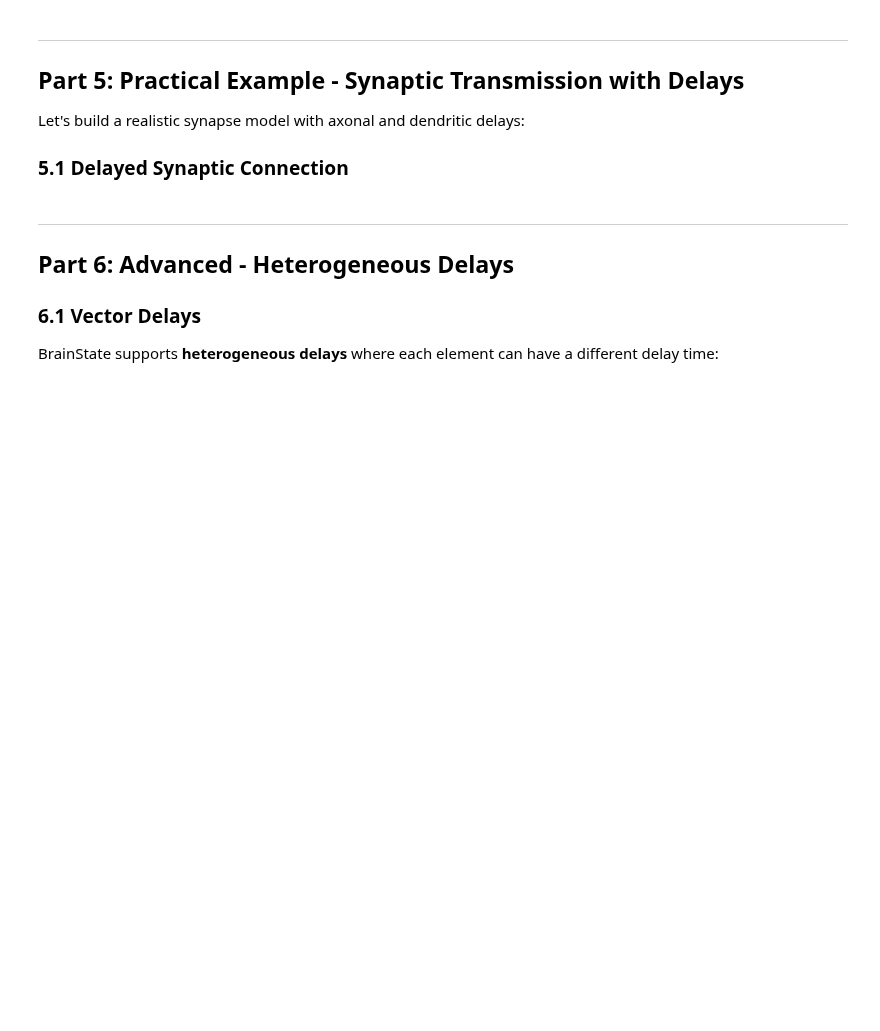
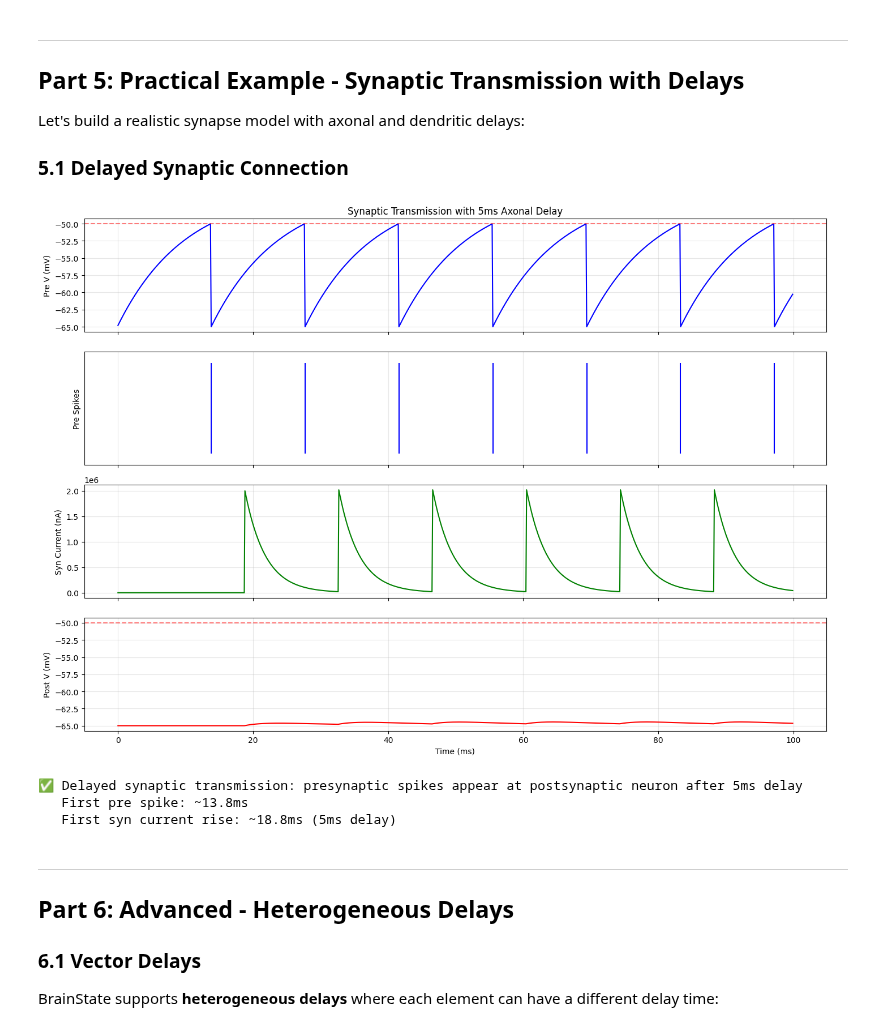
Before and after one commit to chaobrain/brainstate, a Jupyter notebook: docs/tutorials/neural_networks/06_delay_basics.ipynb, the cells around one changed output. Saved outputs shown, nothing was run; the diff lists cells and outputs as text; code cells hidden in the pictures; blank space fills up the shorter version.

```diff
--- a/docs/tutorials/neural_networks/06_delay_basics.ipynb
+++ b/docs/tutorials/neural_networks/06_delay_basics.ipynb
@@ -540,12 +596,12 @@ print("✅ StateWithDelay automatically tracks module states for delayed feedbac
 
 You can also create `StateWithDelay` explicitly (advanced usage):
 # %%
-class SimpleNeuron(bst.nn.Dynamics):
+class SimpleNeuron(brainstate.nn.Dynamics):
     """Simple neuron for demonstration."""
 
     def __init__(self, size):
         super().__init__(in_size=size)
-        self.V = bst.State(jnp.zeros(size))
+        self.V = brainstate.State(jnp.zeros(size))
 
     def update(self, x):
         self.V.value = self.V.value * 0.9 + x
@@ -556,7 +612,7 @@ neuron = SimpleNeuron(size=3)
 neuron.init_state()
 
 # Manually create StateWithDelay for neuron.V
-state_delay = bst.nn.StateWithDelay(
+state_delay = brainstate.nn.StateWithDelay(
     target=neuron,          # The module owning the state
     item='V',               # Name of the state attribute
     delay_method='rotation'
@@ -571,7 +627,7 @@ state_delay.init_state()
 # Simulate
 print("Manual StateWithDelay creation:\n")
 for i in range(100):
-    bst.environ.set(i=i)
+    brainstate.environ.set(i=i)
 
     # Update neuron
     neuron.update(jnp.array([1.0, 2.0, 3.0]) * (i / 10.0))
@@ -594,7 +660,7 @@ Let's build a realistic synapse model with axonal and dendritic delays:
 
 ### 5.1 Delayed Synaptic Connection
 # %%
-class SimpleLIF(bst.nn.Dynamics):
+class SimpleLIF(brainstate.nn.Dynamics):
     """Simple LIF neuron."""
 
     def __init__(self, size, tau=10.0 * u.ms, V_rest=-65.0 * u.mV,
@@ -607,23 +673,23 @@ class SimpleLIF(bst.nn.Dynamics):
         self.V_reset = V_reset
         self.R = R
 
-        self.V = bst.State(jnp.ones(size) * V_rest)
-        self.spike = bst.State(jnp.zeros(size, dtype=bool))
+        self.V = brainstate.State(jnp.ones(size) * V_rest)
+        self.spike = brainstate.State(jnp.zeros(size, dtype=bool))
 
     def update(self, I):
-        dt = bst.environ.get_dt()
+        dt = brainstate.environ.get_dt()
         alpha = jnp.exp(-dt / self.tau)
 
         V_inf = self.V_rest + I * self.R
         self.V.value = self.V.value * alpha + V_inf * (1 - alpha)
 
         self.spike.value = self.V.value >= self.V_th
-        self.V.value = jnp.where(self.spike.value, self.V_reset, self.V.value)
+        self.V.value = u.math.where(self.spike.value, self.V_reset, self.V.value)
 
         return self.spike.value
 
 
-class DelayedSynapse(bst.nn.Dynamics):
+class DelayedSynapse(brainstate.nn.Dynamics):
     """Synapse with conduction delay."""
 
     def __init__(self, pre_size, post_size, weight_matrix,
@@ -634,10 +700,10 @@ class DelayedSynapse(bst.nn.Dynamics):
         self.tau_syn = tau_syn
 
         # Synaptic current state
-        self.I_syn = bst.State(jnp.zeros(post_size))
+        self.I_syn = brainstate.State(jnp.zeros(post_size) * u.mA)
 
         # Create delay buffer for presynaptic spikes
-        self.spike_delay = bst.nn.Delay(
+        self.spike_delay = brainstate.nn.Delay(
             target_info=jnp.zeros(pre_size, dtype=bool),
             time=axonal_delay * 2,
             init=False
@@ -655,7 +721,7 @@ class DelayedSynapse(bst.nn.Dynamics):
         I_input = self.weight @ delayed_spike.astype(jnp.float32)
 
         # Synaptic current decay
-        dt = bst.environ.get_dt()
+        dt = brainstate.environ.get_dt()
         alpha = jnp.exp(-dt / self.tau_syn)
         self.I_syn.value = self.I_syn.value * alpha + I_input
 
@@ -667,7 +733,7 @@ pre_neuron = SimpleLIF(size=1)
 post_neuron = SimpleLIF(size=1)
 
 # Synaptic weight
-weight = jnp.array([[2.0]])  # Strong connection
+weight = jnp.array([[2.0]]) * u.mA  # Strong connection
 
 synapse = DelayedSynapse(
     pre_size=1,
@@ -684,7 +750,7 @@ synapse.spike_delay.init_state()
 
 # Simulate
 duration = 100.0 * u.ms
-num_steps = int(duration / bst.environ.get_dt())
+num_steps = int(duration / brainstate.environ.get_dt())
 
 times = []
 pre_voltages = []
@@ -694,11 +760,11 @@ pre_spikes = []
 post_spikes = []
 
 for i in range(num_steps):
-    t = i * bst.environ.get_dt()
-    bst.environ.set(i=i, t=t)
+    t = i * brainstate.environ.get_dt()
+    brainstate.environ.set(i=i, t=t)
 
     # Strong input to presynaptic neuron
-    I_pre = 2.0 * u.nA * jnp.ones(1)
+    I_pre = 20. * u.mA * jnp.ones(1)
 
     # Update presynaptic neuron
     pre_spike = pre_neuron.update(I_pre)
@@ -727,33 +793,38 @@ axes[0].set_ylabel('Pre V (mV)')
 axes[0].set_title('Synaptic Transmission with 5ms Axonal Delay')
 axes[0].grid(True, alpha=0.3)
 
 # Presynaptic spikes
 pre_spike_times = [times[i] for i in range(len(pre_spikes)) if pre_spikes[i] > 0.5]
 axes[1].eventplot([pre_spike_times], lineoffsets=0.5, linelengths=0.8, colors='blue')
 axes[1].set_ylabel('Pre Spikes')
 axes[1].set_ylim([0, 1])
 axes[1].set_yticks([])
 axes[1].grid(True, alpha=0.3)
 
 # Synaptic current
 axes[2].plot(times, syn_currents, 'g', linewidth=1.5)
 axes[2].set_ylabel('Syn Current (nA)')
 axes[2].grid(True, alpha=0.3)
 
 # Postsynaptic voltage
 axes[3].plot(times, post_voltages, 'r', linewidth=1.5)
 axes[3].axhline(y=-50.0, color='r', linestyle='--', alpha=0.5)
 axes[3].set_ylabel('Post V (mV)')
 axes[3].set_xlabel('Time (ms)')
 axes[3].grid(True, alpha=0.3)
 
 plt.tight_layout()
 plt.show()
 
 print("\n✅ Delayed synaptic transmission: presynaptic spikes appear at postsynaptic neuron after 5ms delay")
 if len(pre_spike_times) > 0:
     print(f"   First pre spike: ~{pre_spike_times[0]:.1f}ms")
     print(f"   First syn current rise: ~{pre_spike_times[0] + 5.0:.1f}ms (5ms delay)")
+# %% [output]
+[figure, added]
+✅ Delayed synaptic transmission: presynaptic spikes appear at postsynaptic neuron after 5ms delay
+   First pre spike: ~13.8ms
+   First syn current rise: ~18.8ms (5ms delay)
 # %% [markdown]
 ---
 
```
Also changed, not shown: parts of 15 cells of this notebook, 1 other file.
